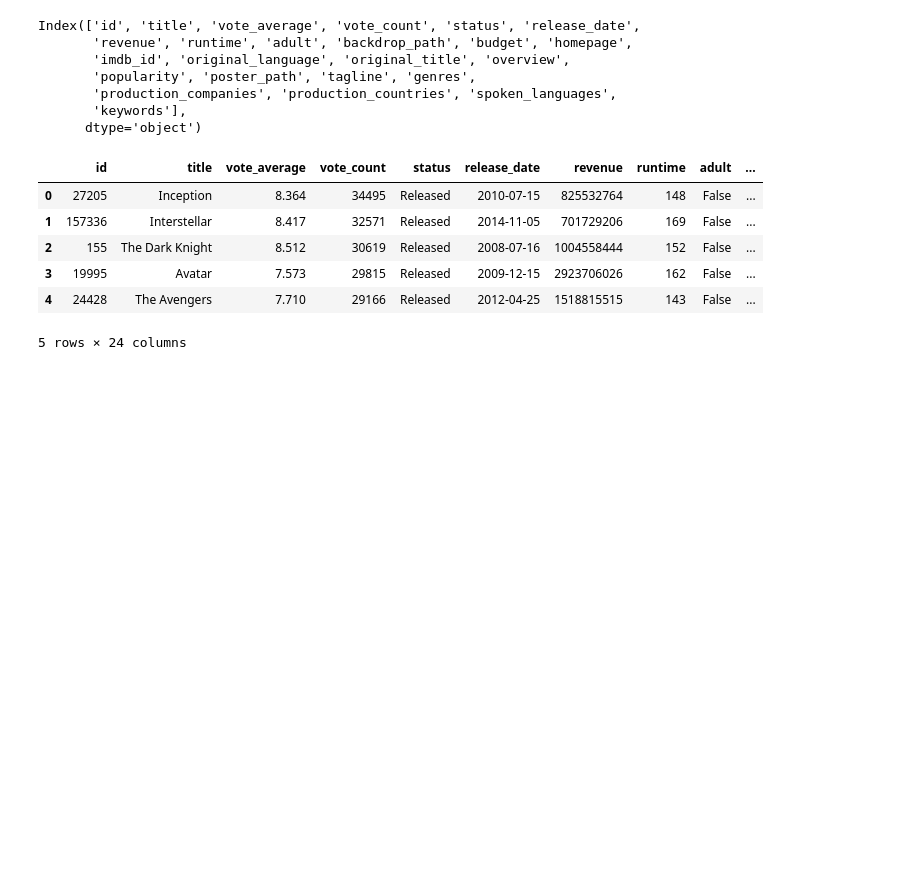
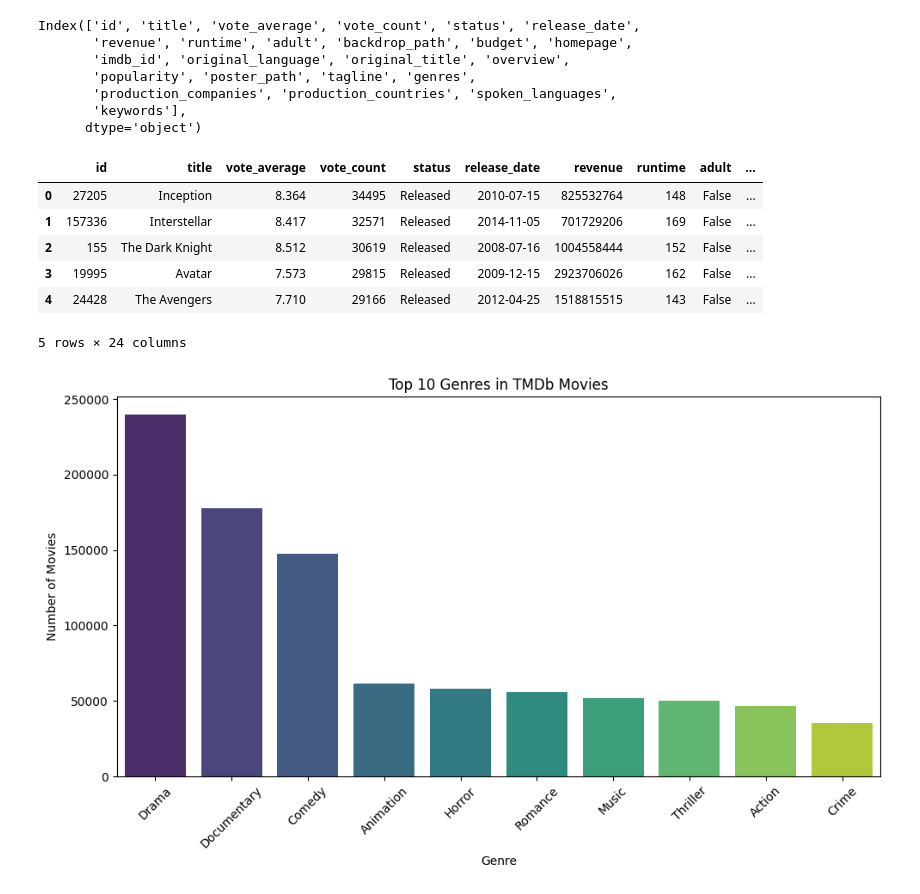
Before and after one commit to vedantwalia/analysing-box-office-data, a Jupyter notebook: data_insights.ipynb, the cells around one changed output. Drawn from its saved outputs; the diff is of its cells as text; code cells hidden in the pictures; blank space fills up the shorter version.

```diff
--- a/data_insights.ipynb
+++ b/data_insights.ipynb
@@ -84,15 +84,34 @@ movies_df.head()
 # %%
 from collections import Counter
 import matplotlib.pyplot as plt
 import seaborn as sns
 
-all_genres = sum(movies_df['genres'].str.split(',').dropna().tolist(), [])
-genre_counts = Counter(all_genres)
+# Step 1: Split, strip whitespace, and flatten
+genre_lists = movies_df['genres'].dropna().str.split(',')
+cleaned_genres = [genre.strip() for sublist in genre_lists for genre in sublist]
 
+# Step 2: Count occurrences
+genre_counts = Counter(cleaned_genres)
+
+# Step 3: Convert to DataFrame and sort
 top_genres = pd.DataFrame(genre_counts.items(), columns=["Genre", "Count"])
 top_genres = top_genres.sort_values("Count", ascending=False)
 
-sns.barplot(data=top_genres.head(10), x="Genre", y="Count", palette="viridis")
-plt.title("Top Genres in TMDb Movies")
+# Step 4: Plot (with figsize added)
+plt.figure(figsize=(10, 6))
+sns.barplot(
+    data=top_genres.head(10),
+    x="Genre",
+    y="Count",
+    hue="Genre",
+    palette="viridis",
+    legend=False
+)
+plt.title("Top 10 Genres in TMDb Movies")
+plt.xlabel("Genre")
+plt.ylabel("Number of Movies")
 plt.xticks(rotation=45)
+plt.tight_layout()
 plt.show()
+# %% [output]
+[figure, added]
```
Also changed, not shown: parts of 9 cells of this notebook.
